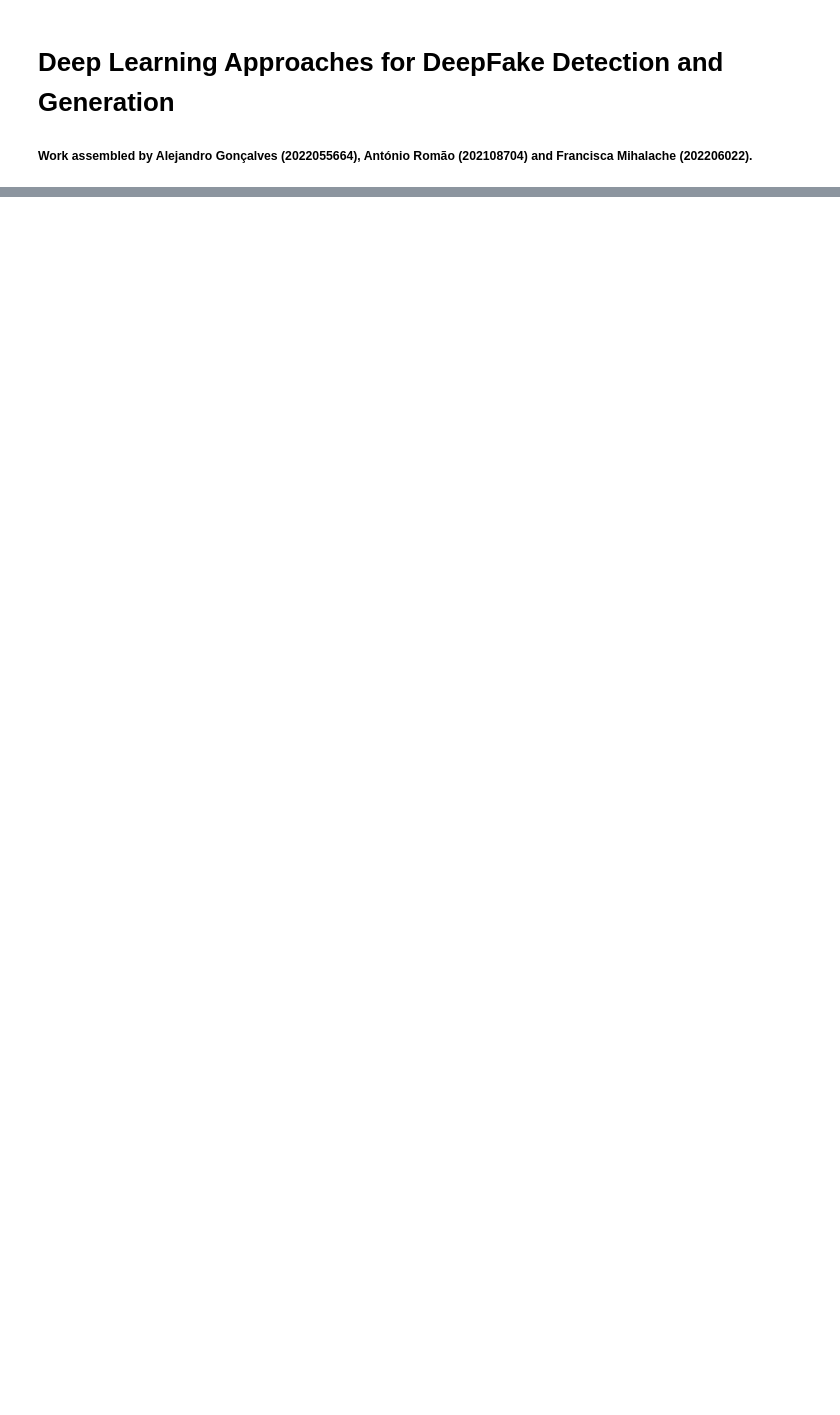
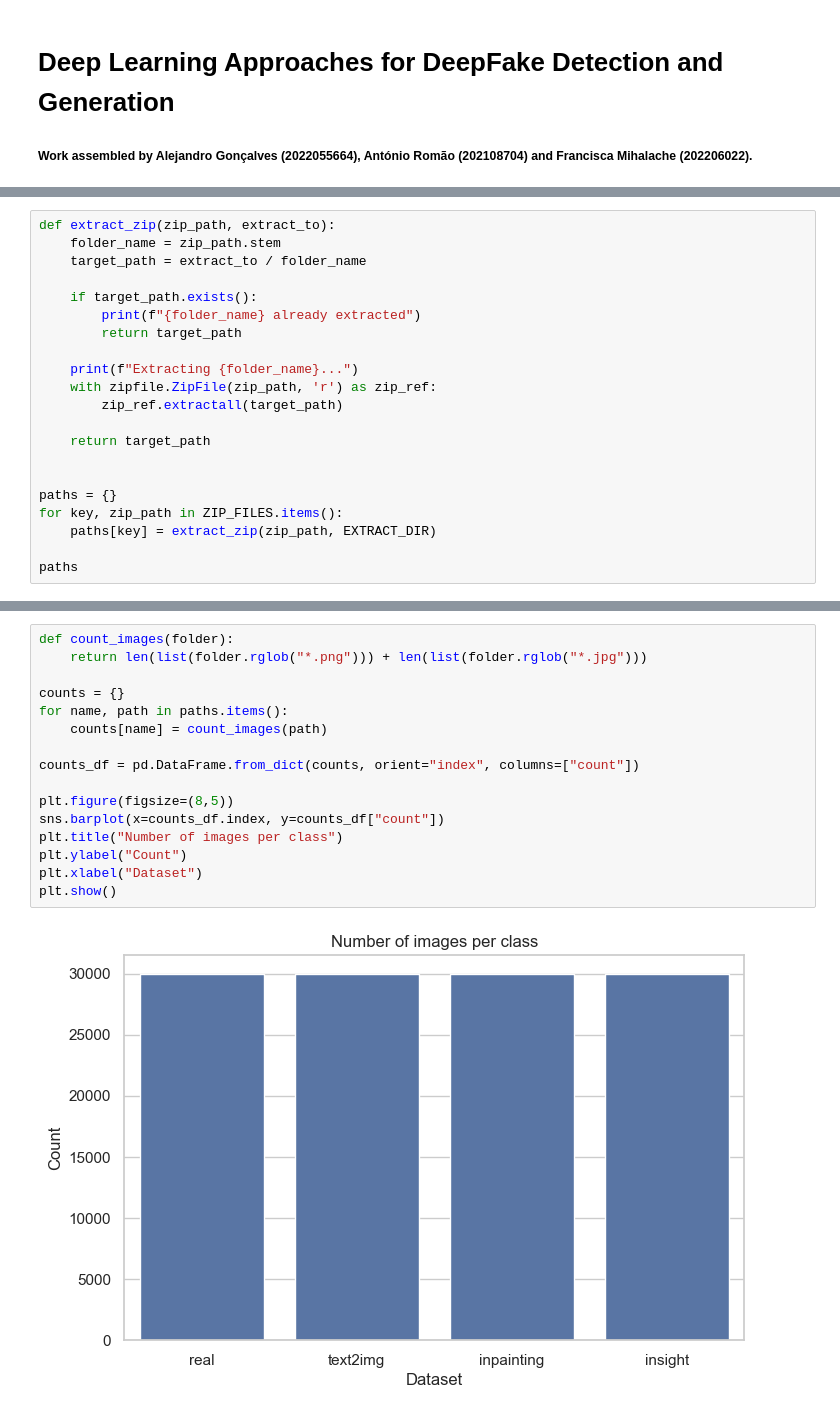
Before and after one commit to Alejandro-131004/Deep-Learning-for-fake-detection-and-generation, a Jupyter notebook: Project.ipynb, the cells around one changed output, grey strips where cells are left out. Cells and saved outputs as stored; diff of their text form; blank space fills up the shorter version.

```diff
--- a/Project.ipynb
+++ b/Project.ipynb
@@ -76,0 +173,21 @@ Começar EDA. Os nomes da table of contents podem mudar!!
+# %%
+def extract_zip(zip_path, extract_to):
+    folder_name = zip_path.stem
+    target_path = extract_to / folder_name
+
+    if target_path.exists():
+        print(f"{folder_name} already extracted")
+        return target_path
+
+    print(f"Extracting {folder_name}...")
+    with zipfile.ZipFile(zip_path, 'r') as zip_ref:
+        zip_ref.extractall(target_path)
+
+    return target_path
+
+
+paths = {}
+for key, zip_path in ZIP_FILES.items():
+    paths[key] = extract_zip(zip_path, EXTRACT_DIR)
+
+paths
@@ -76,0 +206,18 @@ Começar EDA. Os nomes da table of contents podem mudar!!
+# %%
+def count_images(folder):
+    return len(list(folder.rglob("*.png"))) + len(list(folder.rglob("*.jpg")))
+
+counts = {}
+for name, path in paths.items():
+    counts[name] = count_images(path)
+
+counts_df = pd.DataFrame.from_dict(counts, orient="index", columns=["count"])
+
+plt.figure(figsize=(8,5))
+sns.barplot(x=counts_df.index, y=counts_df["count"])
+plt.title("Number of images per class")
+plt.ylabel("Count")
+plt.xlabel("Dataset")
+plt.show()
+# %% [output]
+[figure, added]
```
Also changed, not shown: parts of 28 cells of this notebook, 1 other file.
